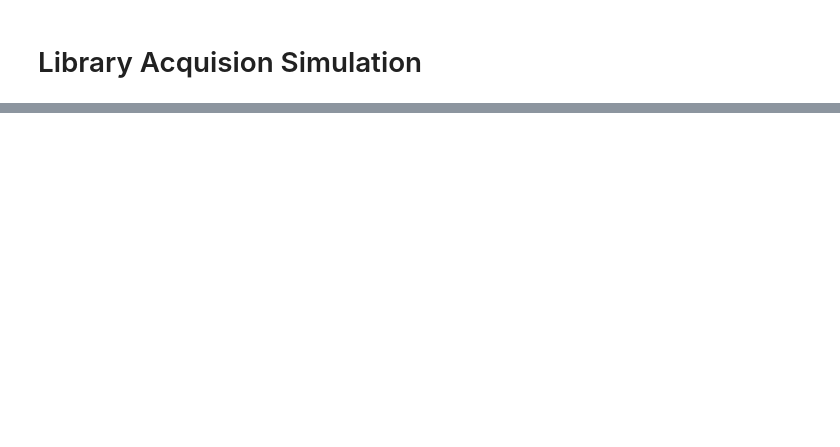
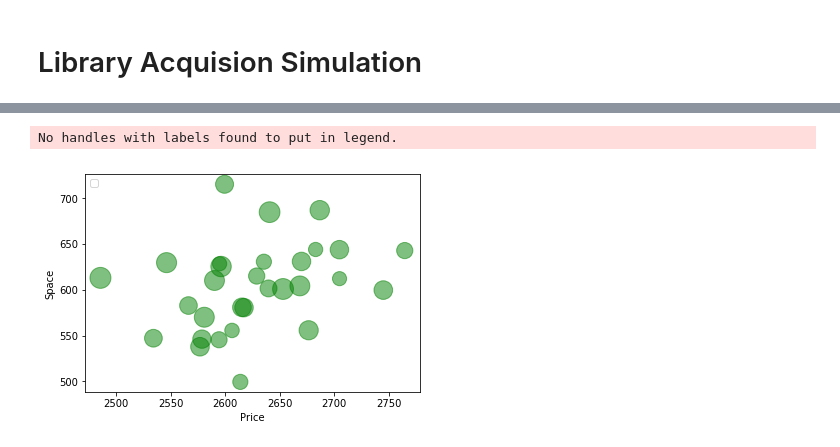
Before and after one commit to Shuyi-Liu/MC-for-Library-Acquisitions, a Jupyter notebook: Solutions.ipynb, the cells around one changed output, grey strips where cells are left out. Cells and saved outputs as stored; diff of their text form; code cells hidden in the pictures; blank space fills up the shorter version.

```diff
--- a/Solutions.ipynb
+++ b/Solutions.ipynb
@@ -322,0 +323,18 @@ simulation
+# %%
+import matplotlib.pyplot as plt
+import numpy as np
+
+
+x = simulation['app_price']
+y = simulation['app_space']
+s = np.random.rand(*x.shape) * 1000 + 800
+
+plt.scatter(x, y, s, c="g", alpha=0.5, marker=r'.',
+            label="")
+plt.xlabel("Price")
+plt.ylabel("Space")
+plt.legend(loc='upper left')
+plt.show()
+# %% [output]
+No handles with labels found to put in legend.
+[figure, added]
```
Also changed, not shown: parts of 8 cells of this notebook, 3 other files.
